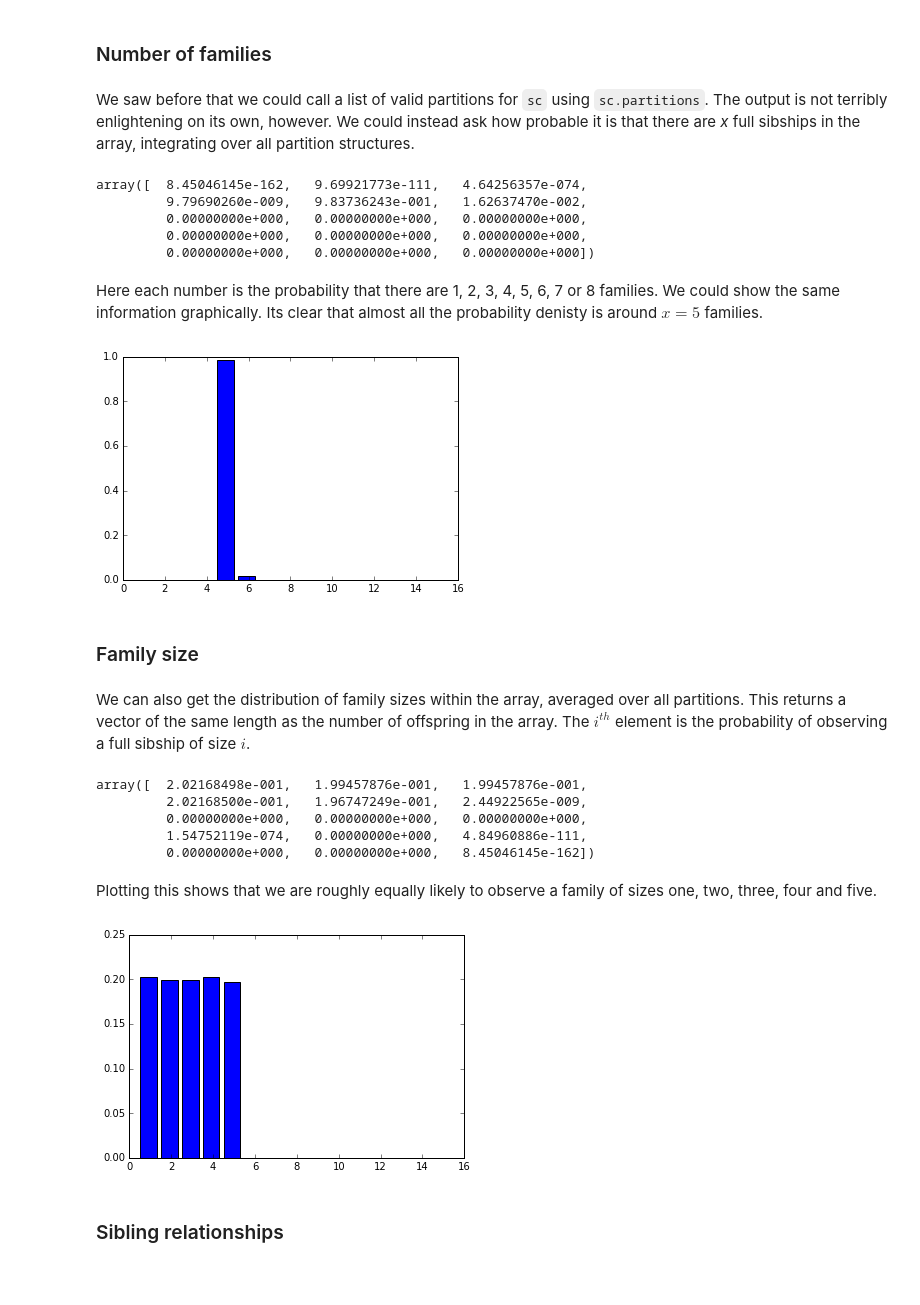
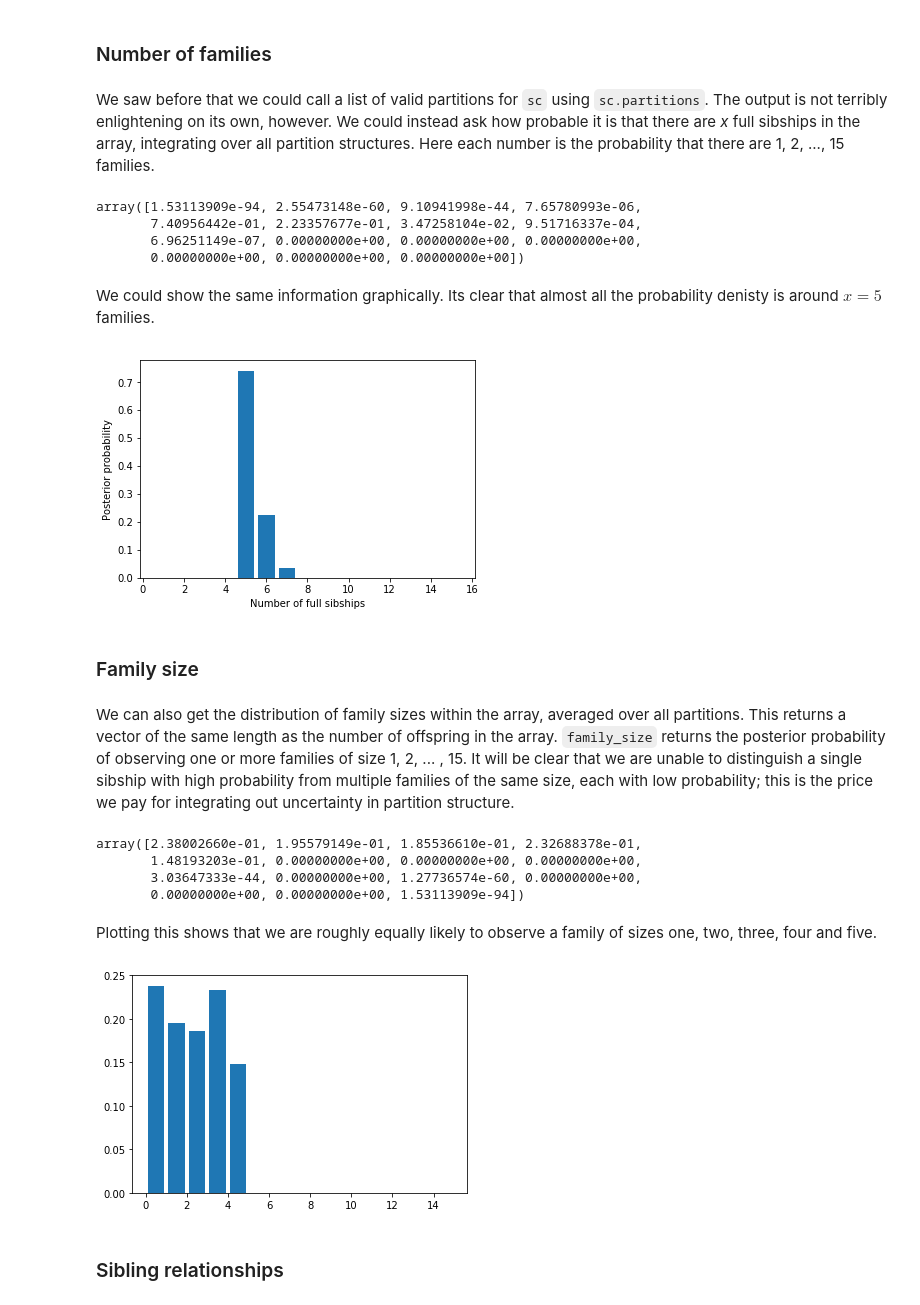
Before and after one commit to ellisztamas/faps, a Jupyter notebook: docs/04 Sibship clustering.ipynb, the cells around one changed output. Drawn from its saved outputs; the diff is of its cells as text; code cells hidden in the pictures; blank space fills up the shorter version.

Commit message:
Revisions to sibshipCluster documentation to account for version 1.2

```diff
--- a/docs/04 Sibship clustering.ipynb
+++ b/docs/04 Sibship clustering.ipynb
@@ -190,7 +187,7 @@ sires = [1]*5 + [2]*4 + [3]*3 + [4]*2 +[5]*1
 dam   = [0] * len(sires)
 
 np.random.seed(542)
-allele_freqs = np.random.uniform(0.3,0.5,50)
+allele_freqs = np.random.uniform(0.3,0.5,30)
 adults  = make_parents(1000, allele_freqs, family_name='a')
 progeny = make_offspring(adults, dam_list=dam, sire_list=sires)
 mothers = adults.subset(progeny.parent_index('m', adults.names))
@@ -200,41 +197,41 @@ sc = sibship_clustering(patlik)
 # %% [markdown]
 ### Number of families
 # %% [markdown]
-We saw before that we could call a list of valid partitions for `sc` using `sc.partitions`. The output is not terribly enlightening on its own, however. We could instead ask how probable it is that there are *x* full sibships in the array, integrating over all partition structures.
+We saw before that we could call a list of valid partitions for `sc` using `sc.partitions`. The output is not terribly enlightening on its own, however. We could instead ask how probable it is that there are *x* full sibships in the array, integrating over all partition structures. Here each number is the probability that there are 1, 2, ..., 15 families.
 # %%
 sc.nfamilies()
 # %% [output]
-array([  8.45046145e-162,   9.69921773e-111,   4.64256357e-074,
-         9.79690260e-009,   9.83736243e-001,   1.62637470e-002,
-         0.00000000e+000,   0.00000000e+000,   0.00000000e+000,
-         0.00000000e+000,   0.00000000e+000,   0.00000000e+000,
-         0.00000000e+000,   0.00000000e+000,   0.00000000e+000])
+array([1.53113909e-94, 2.55473148e-60, 9.10941998e-44, 7.65780993e-06,
+       7.40956442e-01, 2.23357677e-01, 3.47258104e-02, 9.51716337e-04,
+       6.96251149e-07, 0.00000000e+00, 0.00000000e+00, 0.00000000e+00,
+       0.00000000e+00, 0.00000000e+00, 0.00000000e+00])
 # %% [markdown]
-Here each number is the probability that there are 1, 2, 3, 4, 5, 6, 7 or 8 families. We could show the same information graphically. Its clear that almost all the probability denisty is around $x=5$ families.
+We could show the same information graphically. Its clear that almost all the probability denisty is around $x=5$ families.
 # %%
 %matplotlib inline
 import matplotlib
 import matplotlib.pyplot as plt
 
 fig = plt.figure()
 ax = fig.add_subplot(111)
-ax.bar(np.arange(0.5, len(sc.nfamilies())+0.5), sc.nfamilies())
-
+#ax.bar(np.arange(0.5, len(sc.nfamilies())+0.5), sc.nfamilies())
+ax.bar(np.arange(1,16), sc.nfamilies())
+ax.set_xlabel('Number of full sibships')
+ax.set_ylabel('Posterior probability')
 plt.show()
 # %% [output]
-[figure, old version]
+[figure, new version]
 # %% [markdown]
 ### Family size
 # %% [markdown]
-We can also get the distribution of family sizes within the array, averaged over all partitions. This returns a vector of the same length as the number of offspring in the array. The $i^{th}$ element is the probability of observing a full sibship of size $i$.
+We can also get the distribution of family sizes within the array, averaged over all partitions. This returns a vector of the same length as the number of offspring in the array. `family_size` returns the posterior probability of observing one or more families of size 1, 2, ... , 15. It will be clear that we are unable to distinguish a single sibship with high probability from multiple families of the same size, each with low probability; this is the price we pay for integrating out uncertainty in partition structure.
 # %%
 sc.family_size()
 # %% [output]
-array([  2.02168498e-001,   1.99457876e-001,   1.99457876e-001,
-         2.02168500e-001,   1.96747249e-001,   2.44922565e-009,
-         0.00000000e+000,   0.00000000e+000,   0.00000000e+000,
-         1.54752119e-074,   0.00000000e+000,   4.84960886e-111,
-         0.00000000e+000,   0.00000000e+000,   8.45046145e-162])
+array([2.38002660e-01, 1.95579149e-01, 1.85536610e-01, 2.32688378e-01,
+       1.48193203e-01, 0.00000000e+00, 0.00000000e+00, 0.00000000e+00,
+       3.03647333e-44, 0.00000000e+00, 1.27736574e-60, 0.00000000e+00,
+       0.00000000e+00, 0.00000000e+00, 1.53113909e-94])
 # %% [markdown]
 Plotting this shows that we are roughly equally likely to observe a family of sizes one, two, three, four and five.
 # %%
@@ -244,7 +241,7 @@ ax.bar(np.arange(len(sires))+0.5, sc.family_size())
 
 plt.show()
 # %% [output]
-[figure, old version]
+[figure, new version]
 # %% [markdown]
 ### Sibling relationships
 # %% [markdown]
```
Also changed, not shown: parts of 25 cells of this notebook.
